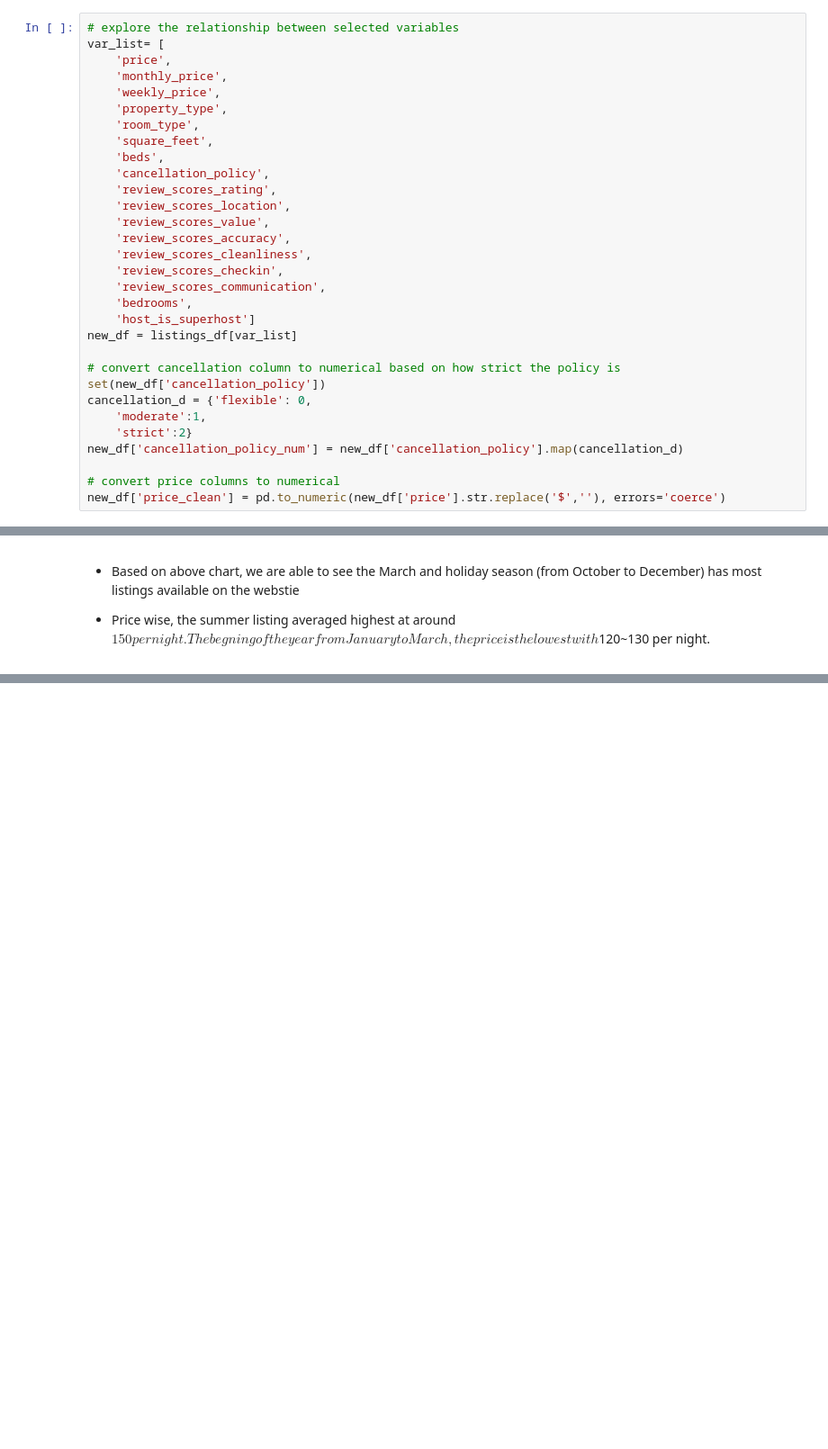
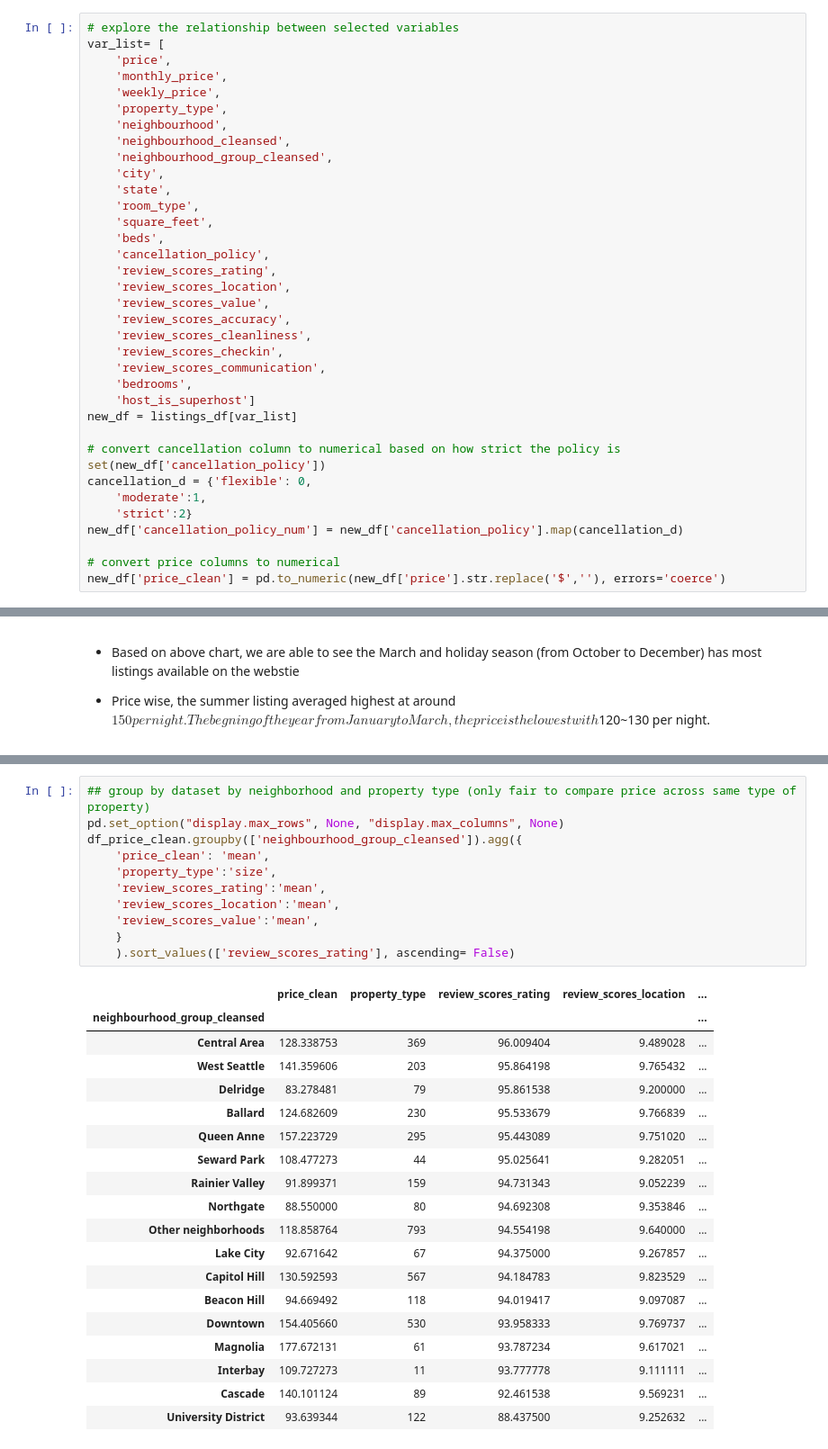
Before and after one commit to wxzhao15/DS_AirbnbDataEDA, a Jupyter notebook: main.ipynb, the cells around one changed output, grey strips where cells are left out. Shown at 90% size. Drawn from its saved outputs; the diff is of its cells as text; blank space fills up the shorter version.

Commit message:
adding initial neighborhood analysis

```diff
--- a/main.ipynb
+++ b/main.ipynb
@@ -107,6 +107,11 @@ var_list= [
     'monthly_price',
     'weekly_price',
     'property_type',
+    'neighbourhood',
+    'neighbourhood_cleansed',
+    'neighbourhood_group_cleansed',
+    'city',
+    'state',
     'room_type',
     'square_feet',
     'beds',
@@ -279,0 +322,31 @@ Q: Which neighborhood is pricey which are not?
+# %%
+## group by dataset by neighborhood and property type (only fair to compare price across same type of property)
+pd.set_option("display.max_rows", None, "display.max_columns", None)
+df_price_clean.groupby(['neighbourhood_group_cleansed']).agg({
+    'price_clean': 'mean',
+    'property_type':'size',
+    'review_scores_rating':'mean',
+    'review_scores_location':'mean',
+    'review_scores_value':'mean',
+    }
+    ).sort_values(['review_scores_rating'], ascending= False)
+# %% [output]
+|  | price_clean | property_type | review_scores_rating | review_scores_location | ... |
+| neighbourhood_group_cleansed |  |  |  |  | ... |
+| Central Area | 128.338753 | 369 | 96.009404 | 9.489028 | ... |
+| West Seattle | 141.359606 | 203 | 95.864198 | 9.765432 | ... |
+| Delridge | 83.278481 | 79 | 95.861538 | 9.200000 | ... |
+| Ballard | 124.682609 | 230 | 95.533679 | 9.766839 | ... |
+| Queen Anne | 157.223729 | 295 | 95.443089 | 9.751020 | ... |
+| Seward Park | 108.477273 | 44 | 95.025641 | 9.282051 | ... |
+| Rainier Valley | 91.899371 | 159 | 94.731343 | 9.052239 | ... |
+| Northgate | 88.550000 | 80 | 94.692308 | 9.353846 | ... |
+| Other neighborhoods | 118.858764 | 793 | 94.554198 | 9.640000 | ... |
+| Lake City | 92.671642 | 67 | 94.375000 | 9.267857 | ... |
+| Capitol Hill | 130.592593 | 567 | 94.184783 | 9.823529 | ... |
+| Beacon Hill | 94.669492 | 118 | 94.019417 | 9.097087 | ... |
+| Downtown | 154.405660 | 530 | 93.958333 | 9.769737 | ... |
+| Magnolia | 177.672131 | 61 | 93.787234 | 9.617021 | ... |
+| Interbay | 109.727273 | 11 | 93.777778 | 9.111111 | ... |
+| Cascade | 140.101124 | 89 | 92.461538 | 9.569231 | ... |
+| University District | 93.639344 | 122 | 88.437500 | 9.252632 | ... |
```
Also changed, not shown: parts of 5 cells of this notebook.
